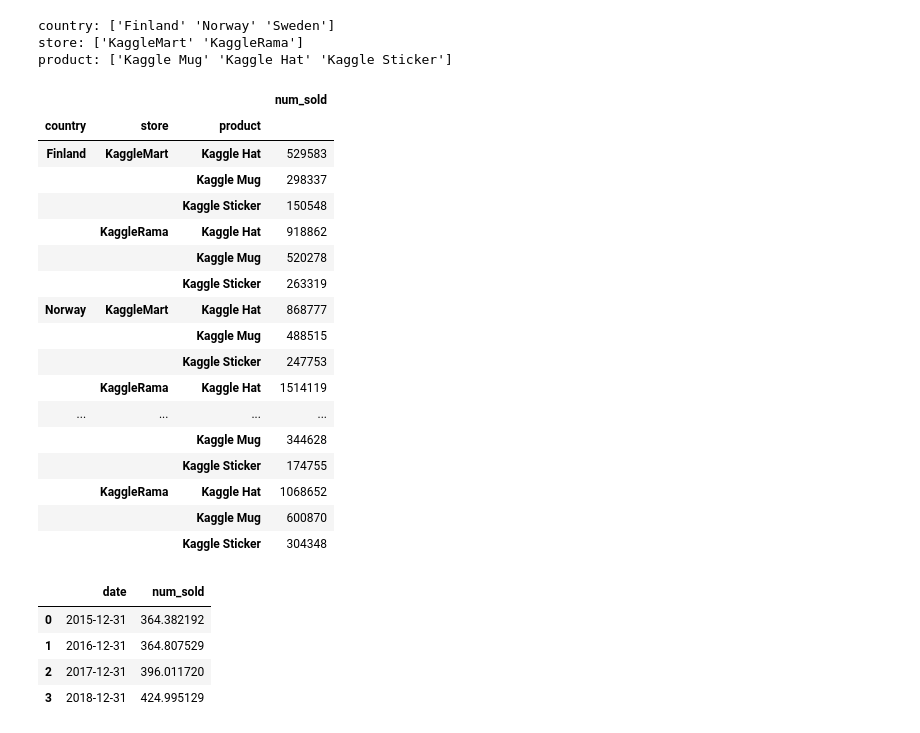
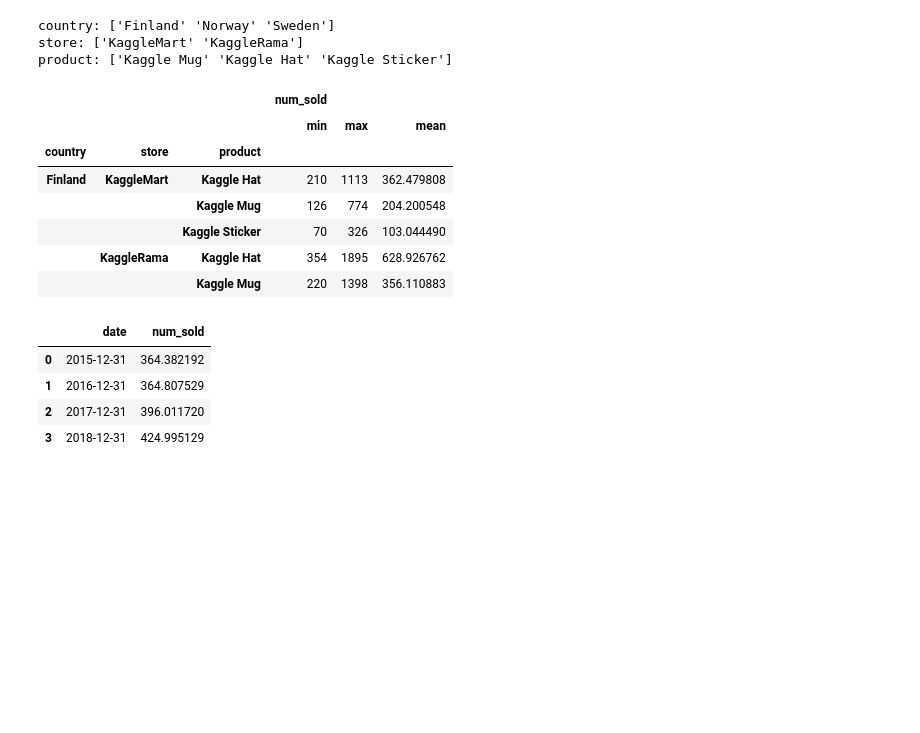
Before and after one commit to Sultan336/Kaggel, a Jupyter notebook: tps-jan-2022.ipynb, the cells around one changed output. Cells and saved outputs as stored; diff of their text form; code cells hidden in the pictures; blank space fills up the shorter version.

Commit message:
Kaggle Notebook | Tps-Jan-2022 🧥👚 | Version 7

```diff
--- a/tps-jan-2022.ipynb
+++ b/tps-jan-2022.ipynb
@@ -68,27 +72,17 @@ country: ['Finland' 'Norway' 'Sweden']
 store: ['KaggleMart' 'KaggleRama']
 product: ['Kaggle Mug' 'Kaggle Hat' 'Kaggle Sticker']
 # %%
-train_categories = train.groupby(['country','store','product']).agg({'num_sold': 'sum'})
-train_categories
+train_categories = train.groupby(['country','store','product']).agg({'num_sold': ['min','max','mean']})
+train_categories.head()
 # %% [output]
-|  |  |  | num_sold |
-| country | store | product |  |
-| Finland | KaggleMart | Kaggle Hat | 529583 |
-|  |  | Kaggle Mug | 298337 |
-|  |  | Kaggle Sticker | 150548 |
-|  | KaggleRama | Kaggle Hat | 918862 |
-|  |  | Kaggle Mug | 520278 |
-|  |  | Kaggle Sticker | 263319 |
-| Norway | KaggleMart | Kaggle Hat | 868777 |
-|  |  | Kaggle Mug | 488515 |
-|  |  | Kaggle Sticker | 247753 |
-|  | KaggleRama | Kaggle Hat | 1514119 |
-| ... | ... | ... | ... |
-|  |  | Kaggle Mug | 344628 |
-|  |  | Kaggle Sticker | 174755 |
-|  | KaggleRama | Kaggle Hat | 1068652 |
-|  |  | Kaggle Mug | 600870 |
-|  |  | Kaggle Sticker | 304348 |
+|  |  |  | num_sold |  |  |
+|  |  |  | min | max | mean |
+| country | store | product |  |  |  |
+| Finland | KaggleMart | Kaggle Hat | 210 | 1113 | 362.479808 |
+|  |  | Kaggle Mug | 126 | 774 | 204.200548 |
+|  |  | Kaggle Sticker | 70 | 326 | 103.044490 |
+|  | KaggleRama | Kaggle Hat | 354 | 1895 | 628.926762 |
+|  |  | Kaggle Mug | 220 | 1398 | 356.110883 |
 # %%
 train_data_year = train.pivot_table(index=pd.Grouper(freq='Y',key='date')).reset_index().drop(columns='row_id',axis=0)
 train_data_year.head()
```
Also changed, not shown: parts of 11 cells of this notebook.
